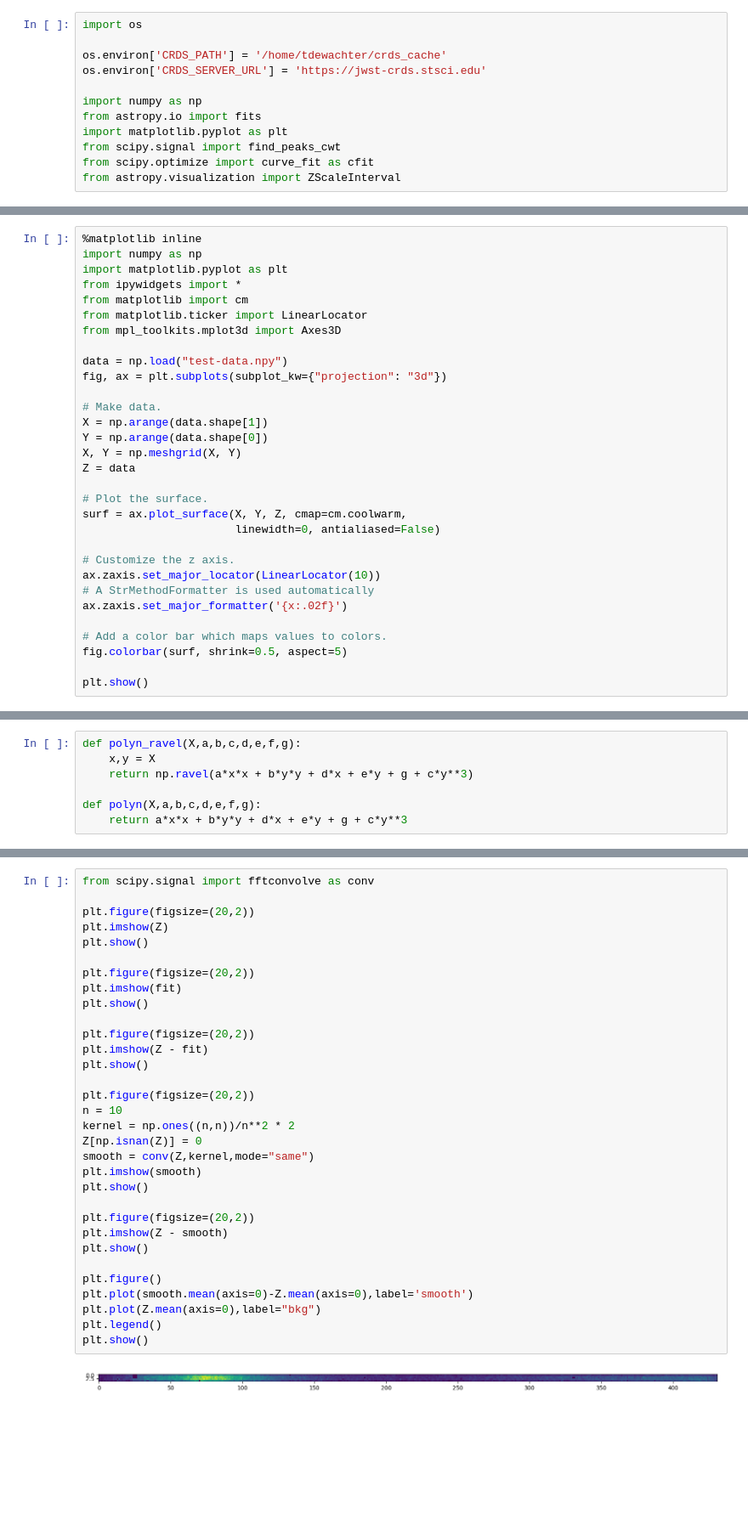
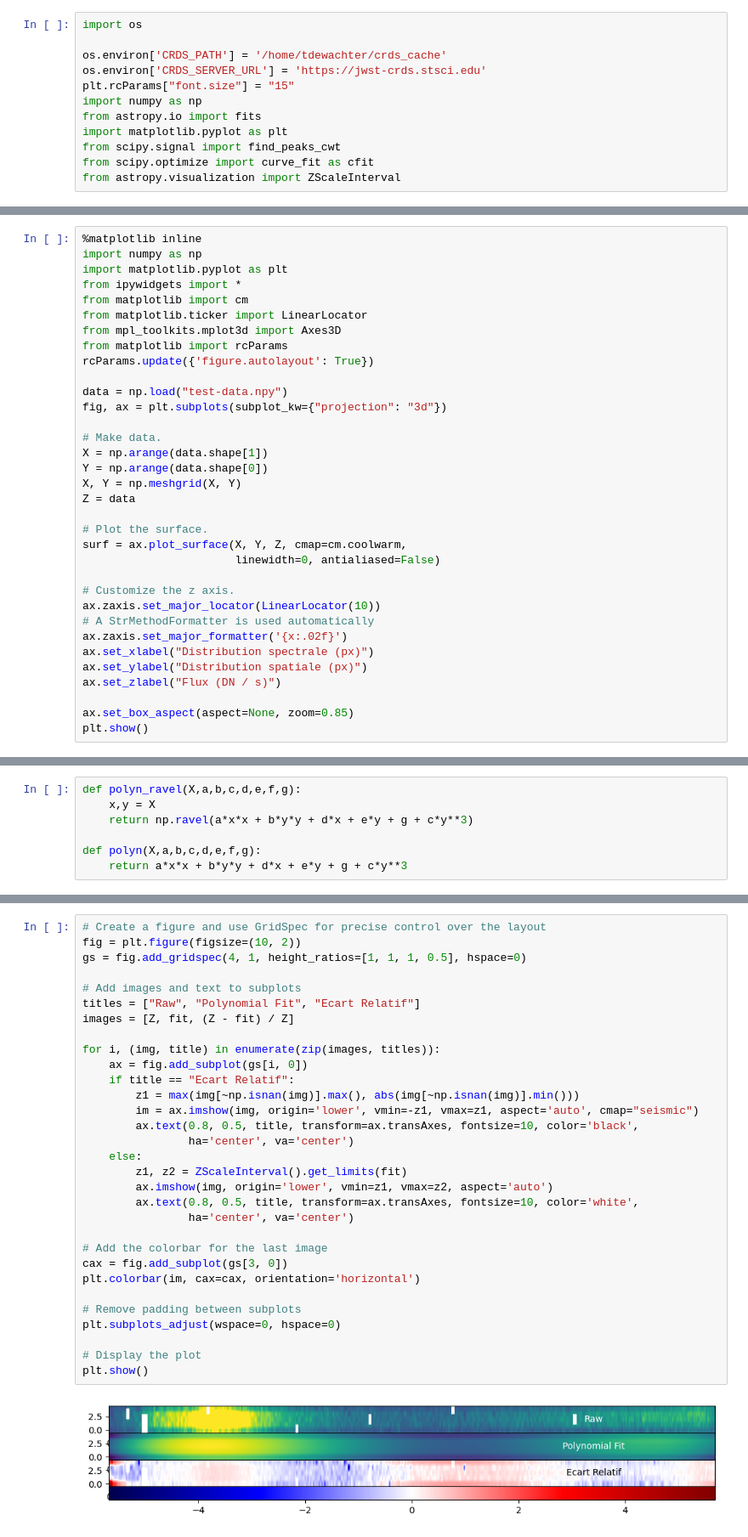
Before and after one commit to TimEpsilon/BetterNIRSpecBackground, a Jupyter notebook: JWST/TestStage2/Background_Testing.ipynb, the cells around one changed output, grey strips where cells are left out. Shown at 85% size. Cells and saved outputs as stored; diff of their text form; blank space fills up the shorter version.

```diff
--- a/JWST/TestStage2/Background_Testing.ipynb
+++ b/JWST/TestStage2/Background_Testing.ipynb
@@ -3,7 +3,7 @@ import os
 
 os.environ['CRDS_PATH'] = '/home/tdewachter/crds_cache'
 os.environ['CRDS_SERVER_URL'] = 'https://jwst-crds.stsci.edu'
-
+plt.rcParams["font.size"] = "15"
 import numpy as np
 from astropy.io import fits
 import matplotlib.pyplot as plt
@@ -345,6 +345,8 @@ from ipywidgets import *
 from matplotlib import cm
 from matplotlib.ticker import LinearLocator
 from mpl_toolkits.mplot3d import Axes3D
+from matplotlib import rcParams
+rcParams.update({'figure.autolayout': True})
 
 data = np.load("test-data.npy")
 fig, ax = plt.subplots(subplot_kw={"projection": "3d"})
@@ -363,9 +365,10 @@ surf = ax.plot_surface(X, Y, Z, cmap=cm.coolwarm,
 ax.zaxis.set_major_locator(LinearLocator(10))
 # A StrMethodFormatter is used automatically
 ax.zaxis.set_major_formatter('{x:.02f}')
+ax.set_xlabel("Distribution spectrale (px)")
+ax.set_ylabel("Distribution spatiale (px)")
+ax.set_zlabel("Flux (DN / s)")
 
-# Add a color bar which maps values to colors.
-fig.colorbar(surf, shrink=0.5, aspect=5)
-
+ax.set_box_aspect(aspect=None, zoom=0.85)
 plt.show()
 # %% [output]
@@ -438,34 +446,33 @@ RMS residual = nan
 # %%
-from scipy.signal import fftconvolve as conv
+# Create a figure and use GridSpec for precise control over the layout
+fig = plt.figure(figsize=(10, 2))
+gs = fig.add_gridspec(4, 1, height_ratios=[1, 1, 1, 0.5], hspace=0)
 
-plt.figure(figsize=(20,2))
-plt.imshow(Z)
+# Add images and text to subplots
+titles = ["Raw", "Polynomial Fit", "Ecart Relatif"]
+images = [Z, fit, (Z - fit) / Z]
+
+for i, (img, title) in enumerate(zip(images, titles)):
+    ax = fig.add_subplot(gs[i, 0])
+    if title == "Ecart Relatif":
+        z1 = max(img[~np.isnan(img)].max(), abs(img[~np.isnan(img)].min()))
+        im = ax.imshow(img, origin='lower', vmin=-z1, vmax=z1, aspect='auto', cmap="seismic")
+        ax.text(0.8, 0.5, title, transform=ax.transAxes, fontsize=10, color='black',
+                ha='center', va='center')
+    else:
+        z1, z2 = ZScaleInterval().get_limits(fit)
+        ax.imshow(img, origin='lower', vmin=z1, vmax=z2, aspect='auto')
+        ax.text(0.8, 0.5, title, transform=ax.transAxes, fontsize=10, color='white',
+                ha='center', va='center')
+
+# Add the colorbar for the last image
+cax = fig.add_subplot(gs[3, 0])
+plt.colorbar(im, cax=cax, orientation='horizontal')
+
+# Remove padding between subplots
+plt.subplots_adjust(wspace=0, hspace=0)
+
+# Display the plot
 plt.show()
-
-plt.figure(figsize=(20,2))
-plt.imshow(fit)
-plt.show()
-
-plt.figure(figsize=(20,2))
-plt.imshow(Z - fit)
-plt.show()
-
-plt.figure(figsize=(20,2))
-n = 10
-kernel = np.ones((n,n))/n**2 * 2
-Z[np.isnan(Z)] = 0
-smooth = conv(Z,kernel,mode="same")
-plt.imshow(smooth)
-plt.show()
-
-plt.figure(figsize=(20,2))
-plt.imshow(Z - smooth)
-plt.show()
-
-plt.figure()
-plt.plot(smooth.mean(axis=0)-Z.mean(axis=0),label='smooth')
-plt.plot(Z.mean(axis=0),label="bkg")
-plt.legend()
-plt.show()
 # %% [output]
-[figure, old version]
+[figure, new version]
```
Also changed, not shown: parts of 3 cells of this notebook, 3 other files.
